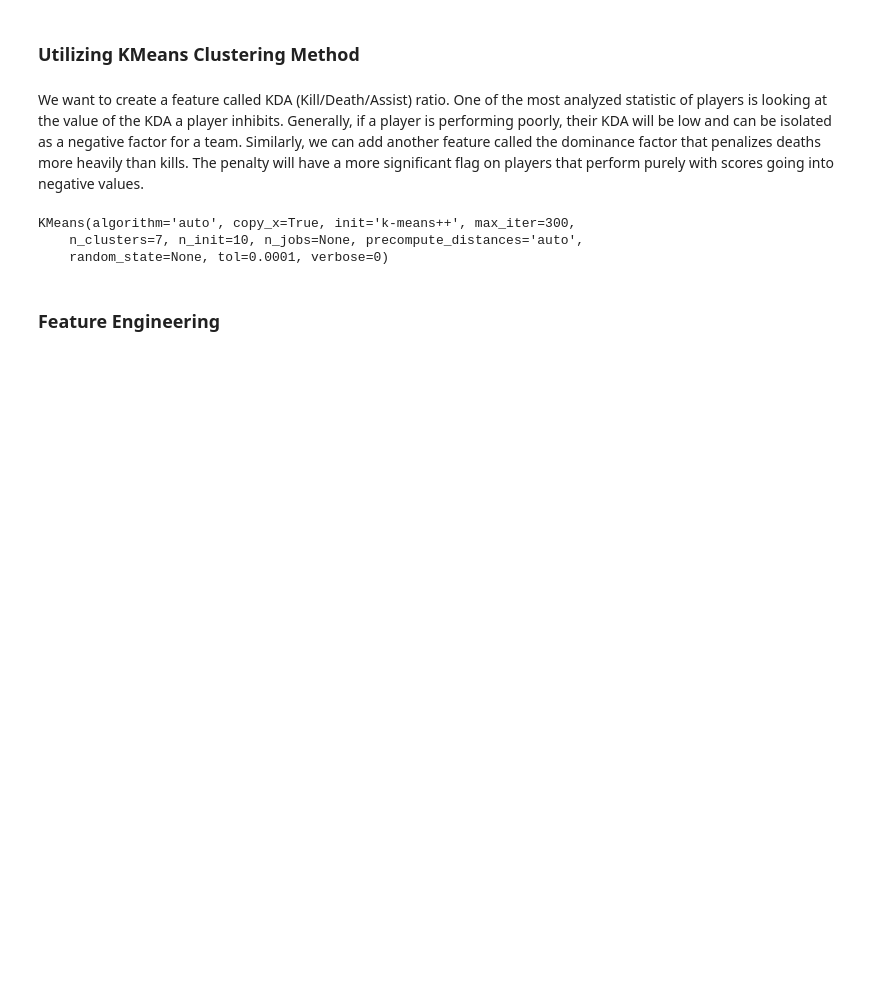
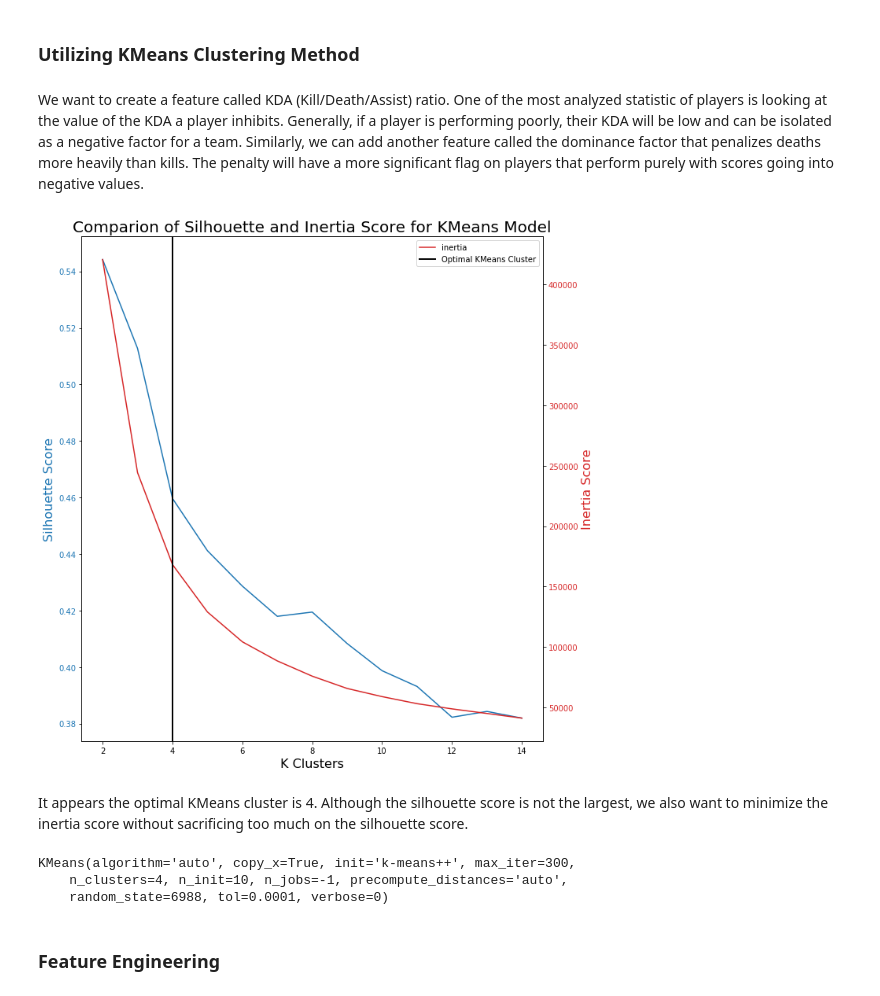
Before and after one commit to Tempyst/League-of-Legends, a Jupyter notebook: code/League of Legends.ipynb, the cells around one changed output. Cells and saved outputs as stored; diff of their text form; code cells hidden in the pictures; blank space fills up the shorter version.

```diff
--- a/code/League of Legends.ipynb
+++ b/code/League of Legends.ipynb
@@ -584,29 +607,40 @@ for i in range(2, 5):
     inertia_k.append(km.inertia_)
 # %%
-kmeans_values = pd.DataFrame({'silhouette': silhou_k, 'inertia': inertia_k}, index = range(2,17))
+kmeans_values = pd.DataFrame({'silhouette': silhou_k, 'inertia': inertia_k}, index = range(2,15))
 
 data1 = kmeans_values['silhouette']
 data2 = kmeans_values['inertia']
 
 fig, ax1 = plt.subplots(figsize=(10,10))
 
 ax1.set_xlabel('K Clusters', fontsize = 16)
 ax1.set_ylabel('Silhouette Score', color = 'tab:blue', fontsize = 16)
 ax1.plot(data1, color = 'tab:blue')
 ax1.tick_params(axis = 'y', labelcolor = 'tab:blue')
 
 ax2 = ax1.twinx()
 
 ax2.set_ylabel('Inertia Score', color = 'tab:red', fontsize = 16)
 ax2.plot(data2, color = 'tab:red')
 ax2.tick_params(axis = 'y', labelcolor = 'tab:red')
 
+plt.axvline(4, # this code generates a line for one standard deviation below the mean
+            color='black',
+            linestyle='solid',
+            linewidth = 2,
+            label = 'Optimal KMeans Cluster')
+
+plt.legend()
 plt.title('Comparion of Silhouette and Inertia Score for KMeans Model', fontsize = 20)
 plt.tight_layout()
+# %% [output]
+[figure, added]
+# %% [markdown]
+It appears the optimal KMeans cluster is 4. Although the silhouette score is not the largest, we also want to minimize the inertia score without sacrificing too much on the silhouette score.
 # %%
-km = KMeans(n_clusters=7)
+km = KMeans(n_clusters=4, random_state = random_state, n_jobs = -1)
 km.fit(sc_kda_dom)
 # %% [output]
 KMeans(algorithm='auto', copy_x=True, init='k-means++', max_iter=300,
-    n_clusters=7, n_init=10, n_jobs=None, precompute_distances='auto',
-    random_state=None, tol=0.0001, verbose=0)
+    n_clusters=4, n_init=10, n_jobs=-1, precompute_distances='auto',
+    random_state=6988, tol=0.0001, verbose=0)
```
Also changed, not shown: parts of 50 cells of this notebook, 24 other files.
